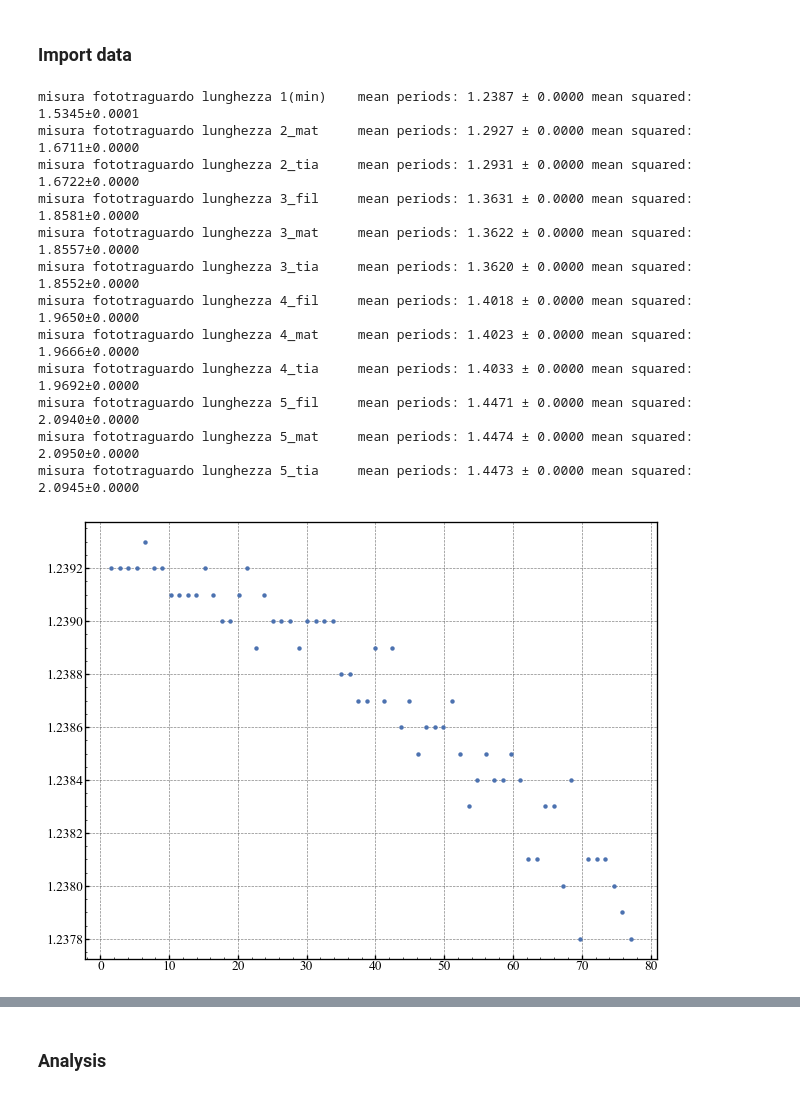
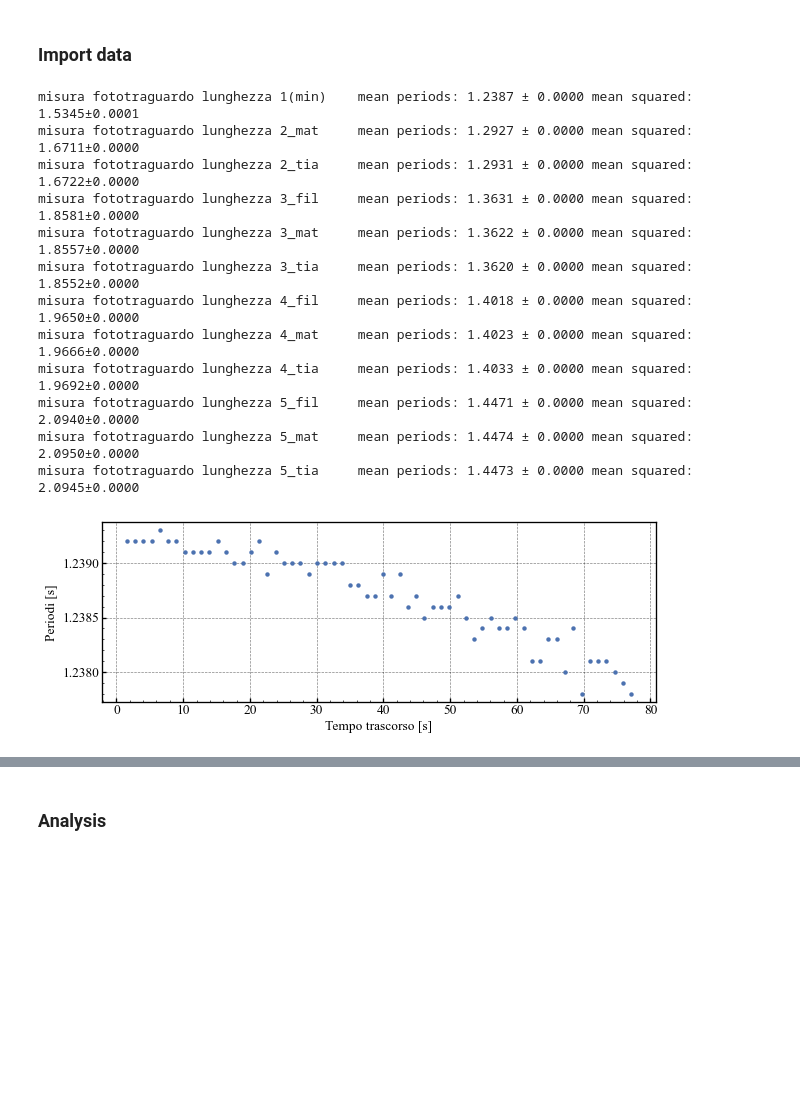
Before and after one commit to Mattia04/Accelerazione-gravitazionale, a Jupyter notebook: script.ipynb, the cells around one changed output, grey strips where cells are left out. Cells and saved outputs as stored; diff of their text form; code cells hidden in the pictures; blank space fills up the shorter version.

```diff
--- a/script.ipynb
+++ b/script.ipynb
@@ -67,7 +67,7 @@ data_cronos = [data_crono_mattia, data_crono_matilde, data_crono_filippo]
 # %%
 names = ["Mattia", "Matilde", "Filippo"]
 
-Fig, AX = plt.subplots(figsize=(16, 9))
+Fig, AX = plt.subplots(figsize=(12, 6))
 plt.suptitle("Regressione Lineare per il Cronometro")
 AX.set_xlabel(r"Lunghezze $\ell$ [mm]")
 AX.set_ylabel(r"Periodi al quadrato $T^2$ [$\text{s}^2$]")
@@ -82,6 +82,8 @@ for i, dataset in enumerate(data_cronos):
     plt.suptitle(f"Misure Cronometro {names[i]}")
     for j, set in enumerate(periods):
         ax[j].scatter(np.arange(len(set)), set)
+        ax[j].set_xlabel(r"Tempo trascorso [s]")
+        ax[j].set_ylabel(r"Periodi [s]")
 
     Y = np.square(mean_periods)
     Yerr = 2 * np.multiply(mean_periods, std_periods)
@@ -101,7 +103,7 @@ for i, dataset in enumerate(data_cronos):
     g_value = (4 * np.pi**2) / params[0]
     g_uncert = g_value * uncert[0] / params[0]
 
-    print(f"~~~ Set Cronometro {names[i]}")
+    print(f"~~~ Set Cronometro {names[i]} ~~~")
     print(f"g = {g_value:.1f}±{g_uncert:.1f} mm/s^2")
 
     X_reg = np.linspace(min(X), max(X), 100)
@@ -124,5 +126,5 @@ for i, dataset in enumerate(data_cronos):
 
 
 AX.legend()
-Fig.savefig("images/Regressione Lineare Cronometro.png")
+#Fig.savefig("images/Regressione Lineare Cronometro.png")
 # %% [output]
@@ -194,32 +196,35 @@ for dataset_name, dataset in datasets.items():
     X = dataset.iloc[:, 0].to_numpy()
     Y = dataset.iloc[:, 1].to_numpy()
 
     mean_period, std_period = functions.calc_moving_average(Y)
 
     print(
         f"{dataset_name:<40}",
         f"mean periods: {mean_period:.4f} ± {std_period:.4f}",
         f"mean squared: {mean_period**2:.4f}±{2*std_period*mean_period:.4f}",
     )
     periods.append(mean_period)
     std_periods.append(std_period)
 
-    plt.subplots()
+    plt.subplots(figsize=(8, 3))
     plt.scatter(X, Y)
+
+    plt.xlabel(r"Tempo trascorso [s]")
+    plt.ylabel(r"Periodi [s]")
 
 periods = np.array(periods)
 std_periods = np.array(std_periods)
 # %% [output]
 misura fototraguardo lunghezza 1(min)    mean periods: 1.2387 ± 0.0000 mean squared: 1.5345±0.0001
 misura fototraguardo lunghezza 2_mat     mean periods: 1.2927 ± 0.0000 mean squared: 1.6711±0.0000
 misura fototraguardo lunghezza 2_tia     mean periods: 1.2931 ± 0.0000 mean squared: 1.6722±0.0000
 misura fototraguardo lunghezza 3_fil     mean periods: 1.3631 ± 0.0000 mean squared: 1.8581±0.0000
 misura fototraguardo lunghezza 3_mat     mean periods: 1.3622 ± 0.0000 mean squared: 1.8557±0.0000
 misura fototraguardo lunghezza 3_tia     mean periods: 1.3620 ± 0.0000 mean squared: 1.8552±0.0000
 misura fototraguardo lunghezza 4_fil     mean periods: 1.4018 ± 0.0000 mean squared: 1.9650±0.0000
 misura fototraguardo lunghezza 4_mat     mean periods: 1.4023 ± 0.0000 mean squared: 1.9666±0.0000
 misura fototraguardo lunghezza 4_tia     mean periods: 1.4033 ± 0.0000 mean squared: 1.9692±0.0000
 misura fototraguardo lunghezza 5_fil     mean periods: 1.4471 ± 0.0000 mean squared: 2.0940±0.0000
 misura fototraguardo lunghezza 5_mat     mean periods: 1.4474 ± 0.0000 mean squared: 2.0950±0.0000
 misura fototraguardo lunghezza 5_tia     mean periods: 1.4473 ± 0.0000 mean squared: 2.0945±0.0000
-[figure, old version]
+[figure, new version]
```
Also changed, not shown: parts of 6 cells of this notebook.
